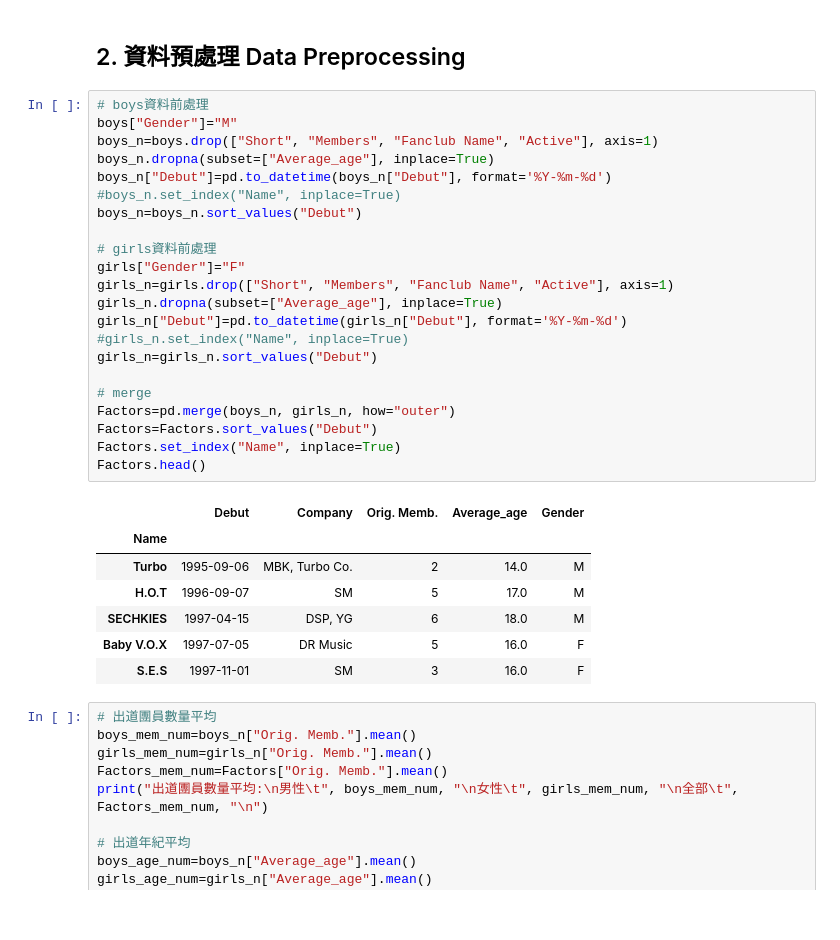
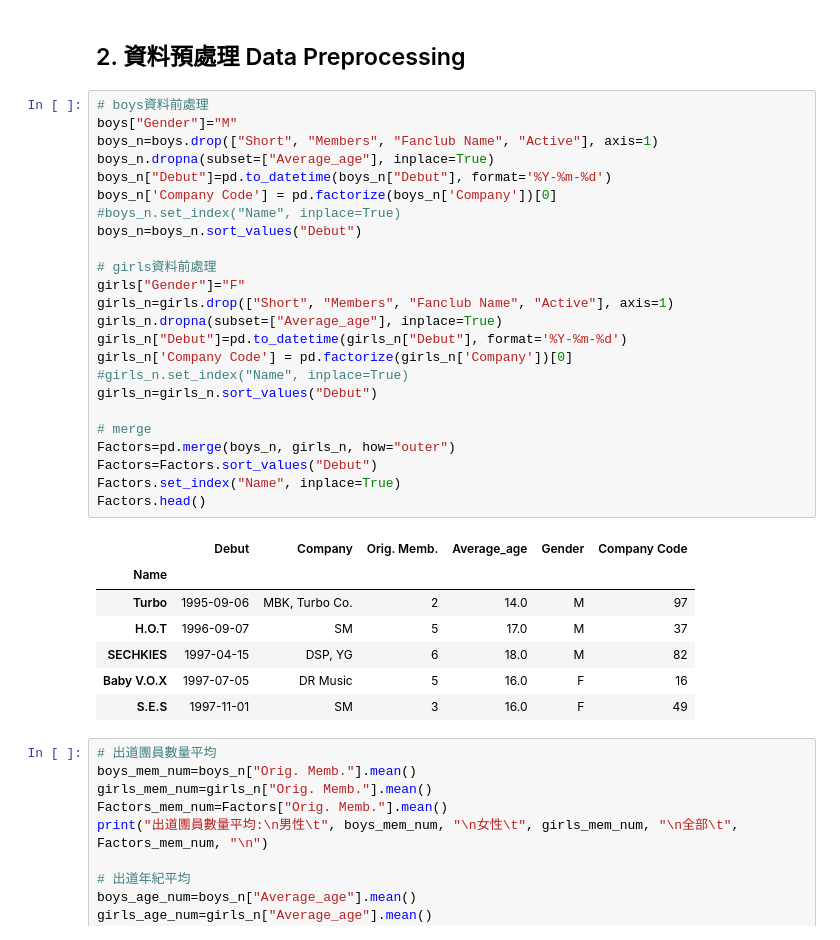
Before and after one commit to sleeping-psystudent/Dspy-Final-Project, a Jupyter notebook: Relation_analysis.ipynb, the cells around one changed output. Drawn from its saved outputs; the diff is of its cells as text.

```diff
--- a/Relation_analysis.ipynb
+++ b/Relation_analysis.ipynb
@@ -49,33 +49,35 @@ yt.head()
 # %%
 # boys資料前處理
 boys["Gender"]="M"
 boys_n=boys.drop(["Short", "Members", "Fanclub Name", "Active"], axis=1)
 boys_n.dropna(subset=["Average_age"], inplace=True)
 boys_n["Debut"]=pd.to_datetime(boys_n["Debut"], format='%Y-%m-%d')
+boys_n['Company Code'] = pd.factorize(boys_n['Company'])[0]
 #boys_n.set_index("Name", inplace=True)
 boys_n=boys_n.sort_values("Debut")
 
 # girls資料前處理
 girls["Gender"]="F"
 girls_n=girls.drop(["Short", "Members", "Fanclub Name", "Active"], axis=1)
 girls_n.dropna(subset=["Average_age"], inplace=True)
 girls_n["Debut"]=pd.to_datetime(girls_n["Debut"], format='%Y-%m-%d')
+girls_n['Company Code'] = pd.factorize(girls_n['Company'])[0]
 #girls_n.set_index("Name", inplace=True)
 girls_n=girls_n.sort_values("Debut")
 
 # merge
 Factors=pd.merge(boys_n, girls_n, how="outer")
 Factors=Factors.sort_values("Debut")
 Factors.set_index("Name", inplace=True)
 Factors.head()
 # %% [output]
-|  | Debut | Company | Orig. Memb. | Average_age | Gender |
-| Name |  |  |  |  |  |
-| Turbo | 1995-09-06 | MBK, Turbo Co. | 2 | 14.0 | M |
-| H.O.T | 1996-09-07 | SM | 5 | 17.0 | M |
-| SECHKIES | 1997-04-15 | DSP, YG | 6 | 18.0 | M |
-| Baby V.O.X | 1997-07-05 | DR Music | 5 | 16.0 | F |
-| S.E.S | 1997-11-01 | SM | 3 | 16.0 | F |
+|  | Debut | Company | Orig. Memb. | Average_age | Gender | Company Code |
+| Name |  |  |  |  |  |  |
+| Turbo | 1995-09-06 | MBK, Turbo Co. | 2 | 14.0 | M | 97 |
+| H.O.T | 1996-09-07 | SM | 5 | 17.0 | M | 37 |
+| SECHKIES | 1997-04-15 | DSP, YG | 6 | 18.0 | M | 82 |
+| Baby V.O.X | 1997-07-05 | DR Music | 5 | 16.0 | F | 16 |
+| S.E.S | 1997-11-01 | SM | 3 | 16.0 | F | 49 |
 # %%
 # 出道團員數量平均
 boys_mem_num=boys_n["Orig. Memb."].mean()
```
Also changed, not shown: parts of 11 cells of this notebook.
